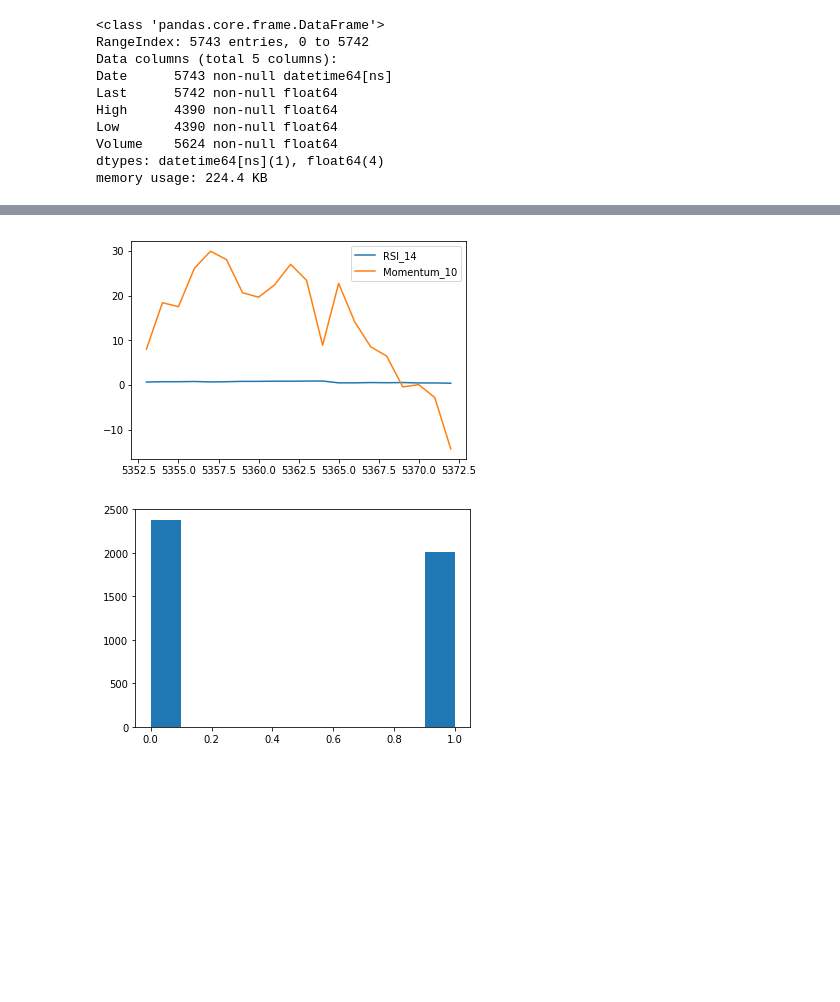
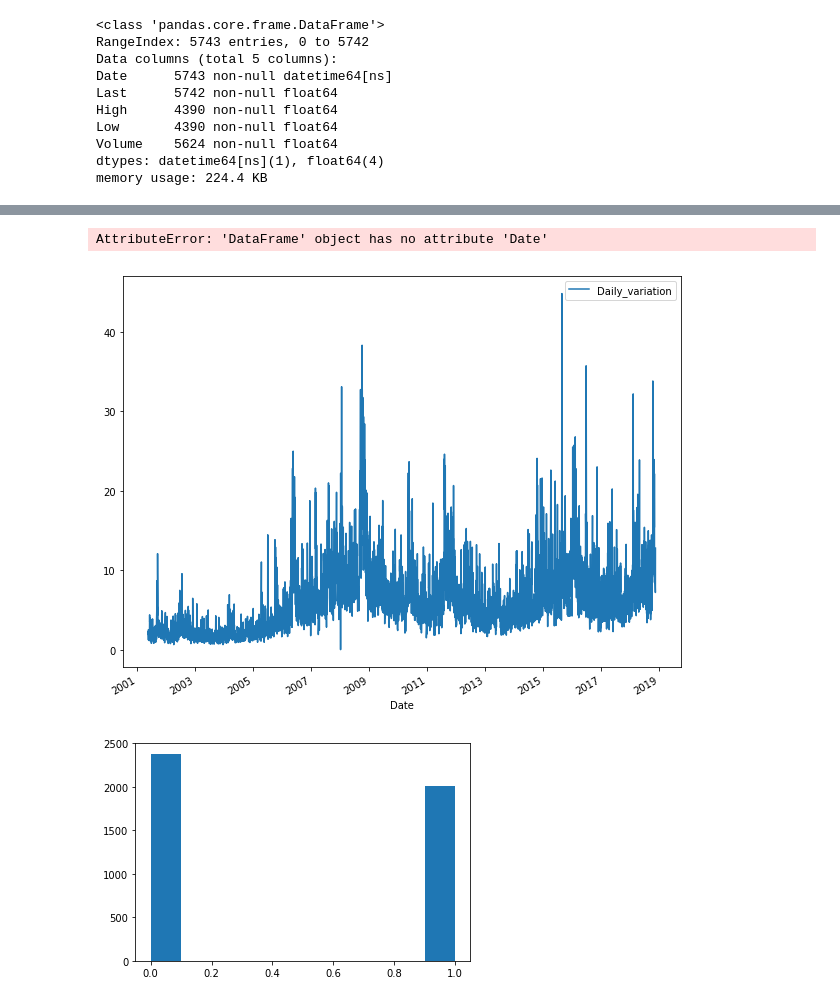
Before and after one commit to Roaldb86/Stock_prediction, a Jupyter notebook: Predicting_stock_market.ipynb, the cells around one changed output, grey strips where cells are left out. Drawn from its saved outputs; the diff is of its cells as text; code cells hidden in the pictures; blank space fills up the shorter version.

```diff
--- a/Predicting_stock_market.ipynb
+++ b/Predicting_stock_market.ipynb
@@ -87,2 +88,5 @@ data['Momentum_2'] = data['Close'].diff(2)
 data['STD'] = data['Close'].rolling(20, min_periods=20).std()
+# %%
+# Daily variation (High - low)
+data['Daily_variation'] = data['High'] - data['Low']
 # %%
@@ -89,2 +94,5 @@ data['STD'] = data['Close'].rolling(20, min_periods=20).std()
 data['Day'] = data.Date.dt.dayofweek
+# %%
+# Month of year
+data['Month'] = data.Date.dt.month_name()
 # %%
@@ -170,2 +152,7 @@ data.tail()
 # %%
 data.dropna(inplace=True)
+# %%
+# Days with extreme variation --> Outliers
+data.Date[data.Daily_variation > 20].count()
+# %% [output]
+AttributeError: 'DataFrame' object has no attribute 'Date'
@@ -172,8 +161,8 @@ data.dropna(inplace=True)
 # %%
 # Visualize sanity check
-data.iloc[4000:4020].plot( y=['RSI_14', 'Momentum_10']);
+data.iloc[0:4400].plot( y=['Daily_variation'], figsize=(10,8));
 # %% [output]
-[figure, old version]
+[figure, new version]
 # %%
 plt.hist(data.Direction);
 plt.xlim();
```
Also changed, not shown: parts of 35 cells of this notebook, 1 other file.
